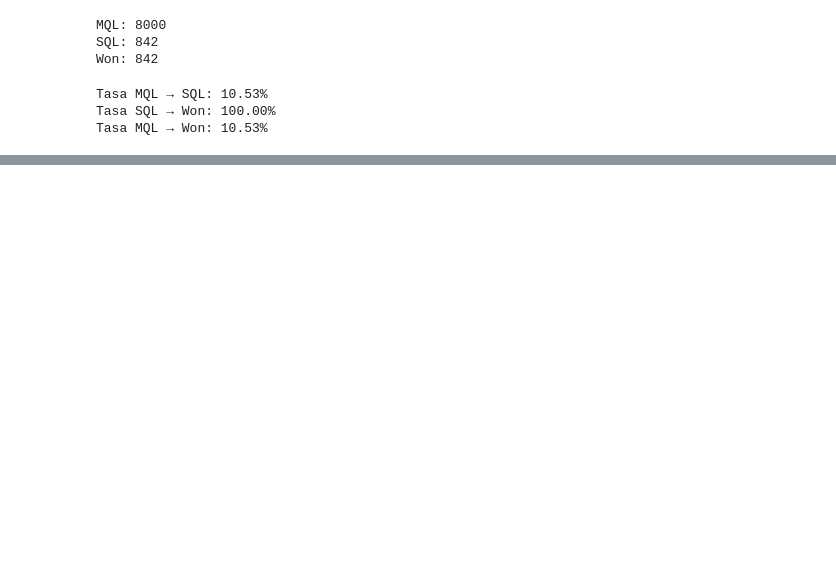
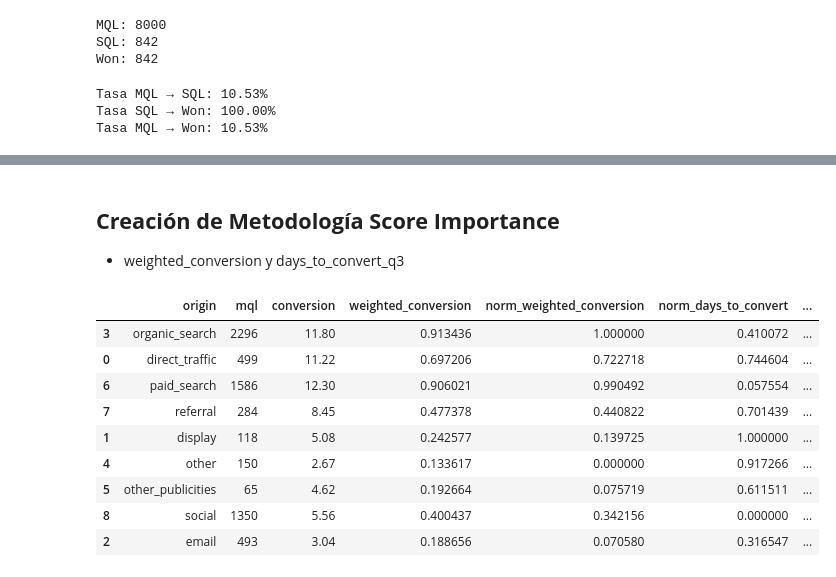
Before and after one commit to jhonfg13/Cobre_Prueba, a Jupyter notebook: notebooks/01_atribucion_conversion_eda.ipynb, the cells around one changed output, grey strips where cells are left out. Saved outputs shown, nothing was run; the diff lists cells and outputs as text; code cells hidden in the pictures; blank space fills up the shorter version.

```diff
--- a/notebooks/01_atribucion_conversion_eda.ipynb
+++ b/notebooks/01_atribucion_conversion_eda.ipynb
@@ -362,0 +166,3 @@ memory usage: 1.1+ MB
+# %% [markdown]
+## **Creación de Metodología Score Importance**
+- weighted_conversion y days_to_convert_q3
@@ -362,0 +222,15 @@ memory usage: 1.1+ MB
+# %%
+scored_origins = calculate_origin_score(origin_conversion, weight_conversion=0.6, weight_speed=0.4)
+# %%
+scored_origins
+# %% [output]
+|  | origin | mql | conversion | weighted_conversion | norm_weighted_conversion | norm_days_to_convert | ... |
+| 3 | organic_search | 2296 | 11.80 | 0.913436 | 1.000000 | 0.410072 | ... |
+| 0 | direct_traffic | 499 | 11.22 | 0.697206 | 0.722718 | 0.744604 | ... |
+| 6 | paid_search | 1586 | 12.30 | 0.906021 | 0.990492 | 0.057554 | ... |
+| 7 | referral | 284 | 8.45 | 0.477378 | 0.440822 | 0.701439 | ... |
+| 1 | display | 118 | 5.08 | 0.242577 | 0.139725 | 1.000000 | ... |
+| 4 | other | 150 | 2.67 | 0.133617 | 0.000000 | 0.917266 | ... |
+| 5 | other_publicities | 65 | 4.62 | 0.192664 | 0.075719 | 0.611511 | ... |
+| 8 | social | 1350 | 5.56 | 0.400437 | 0.342156 | 0.000000 | ... |
+| 2 | email | 493 | 3.04 | 0.188656 | 0.070580 | 0.316547 | ... |
```
Also changed, not shown: parts of 36 cells of this notebook, 7 other files.
